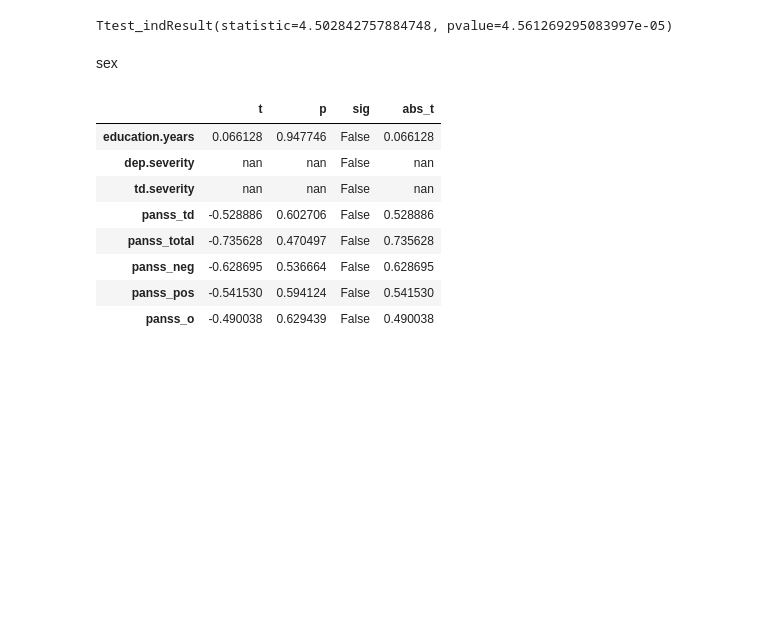
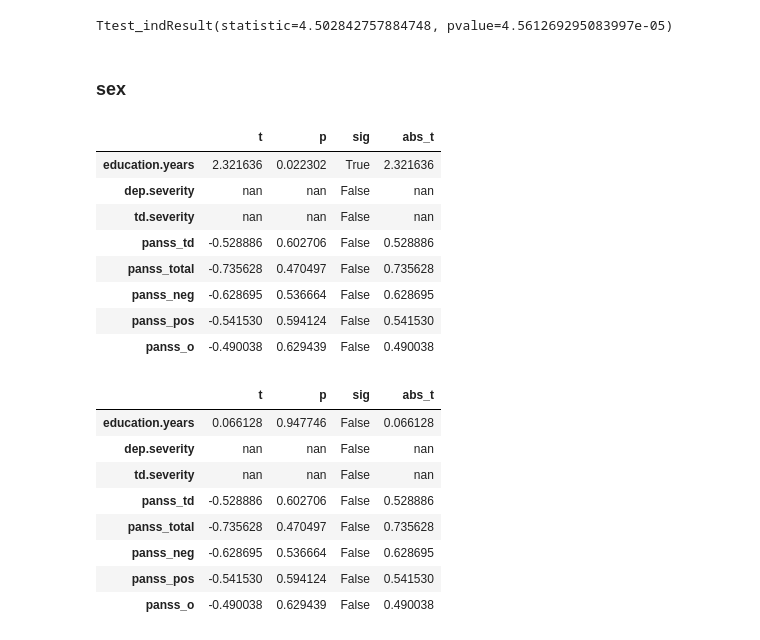
Before and after one commit to flying-bear/MA_thesis, a Jupyter notebook: scores_ru.ipynb, the cells around one changed output. Drawn from its saved outputs; the diff is of its cells as text; code cells hidden in the pictures; blank space fills up the shorter version.

```diff
--- a/scores_ru.ipynb
+++ b/scores_ru.ipynb
@@ -70,4 +53,2 @@ len(df)
 # %%
 res_df = pd.read_csv(PATH + 'processed_values/ru_both.tsv', sep='\t', index_col=0, header=[0, 1, 2])
-# %%
-res_df.columns = pd.MultiIndex.from_tuples([(c[0], c[1], c[2].replace('sporb', 'sprob')) for c in res_df.columns], names=('TASK', None, None))
@@ -572,13 +487,23 @@ Ttest_indResult(statistic=3.618089157043871, pvalue=0.0006167702505040491)
 stats.ttest_ind(control_psy['education.years'], dep['education.years'], nan_policy='omit')
 # %% [output]
 Ttest_indResult(statistic=4.502842757884748, pvalue=4.561269295083997e-05)
-# %% [markdown]
-sex
+# %% [markdown]
+### sex
 # %%
 a = 0.05
 # %%
-# s_t_sex, res_t_sex = display_group_test(control, numeric_target, 'sex', stats.ttest_ind, stat_name='t', alpha=a)
-# style(res_t_sex)
+s_t_sex, res_t_sex = display_group_test(control, numeric_target, 'sex', stats.ttest_ind, stat_name='t', alpha=a)
+style(res_t_sex)
+# %% [output]
+|  | t | p | sig | abs_t |
+| education.years | 2.321636 | 0.022302 | True | 2.321636 |
+| dep.severity | nan | nan | False | nan |
+| td.severity | nan | nan | False | nan |
+| panss_td | -0.528886 | 0.602706 | False | 0.528886 |
+| panss_total | -0.735628 | 0.470497 | False | 0.735628 |
+| panss_neg | -0.628695 | 0.536664 | False | 0.628695 |
+| panss_pos | -0.541530 | 0.594124 | False | 0.541530 |
+| panss_o | -0.490038 | 0.629439 | False | 0.490038 |
 # %%
 s_t_sex, res_t_sex = display_group_test(control_psy, numeric_target, 'sex', stats.ttest_ind, stat_name='t', alpha=a)
 style(res_t_sex)
```
Also changed, not shown: parts of 274 cells of this notebook, 3 other files.
